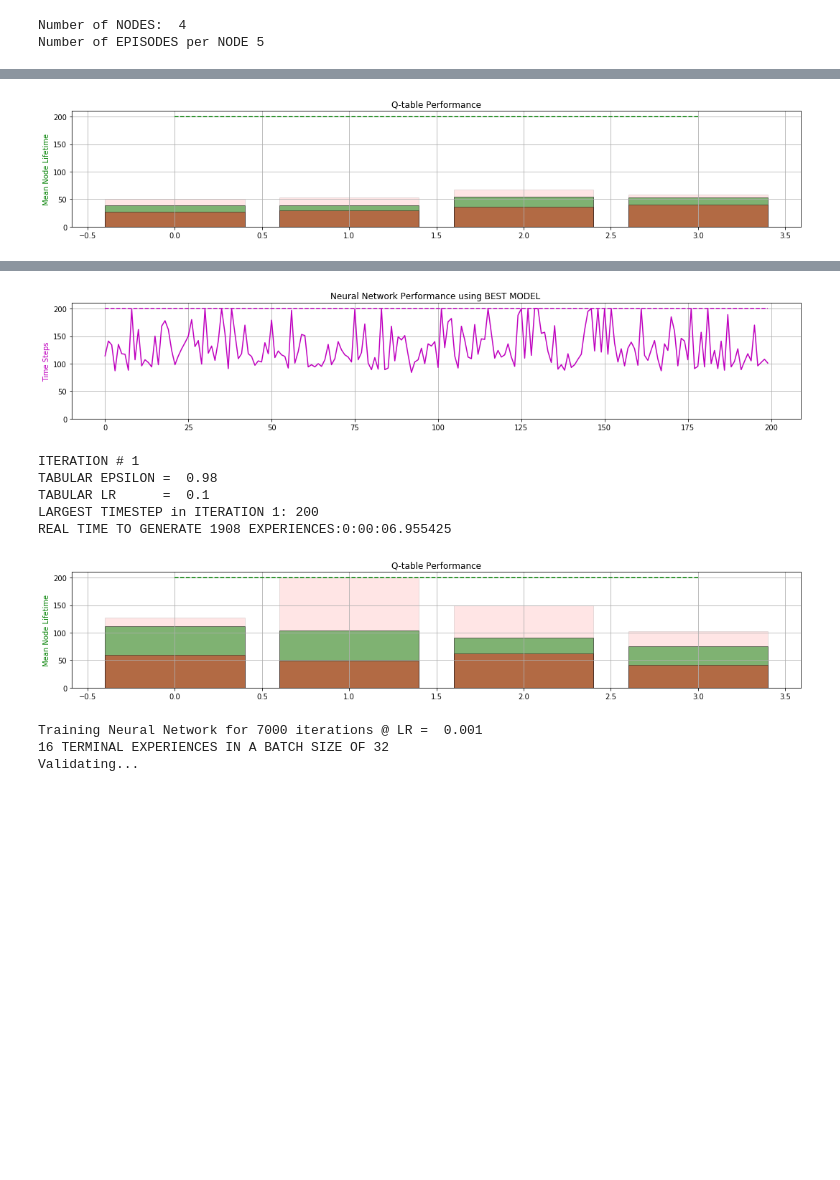
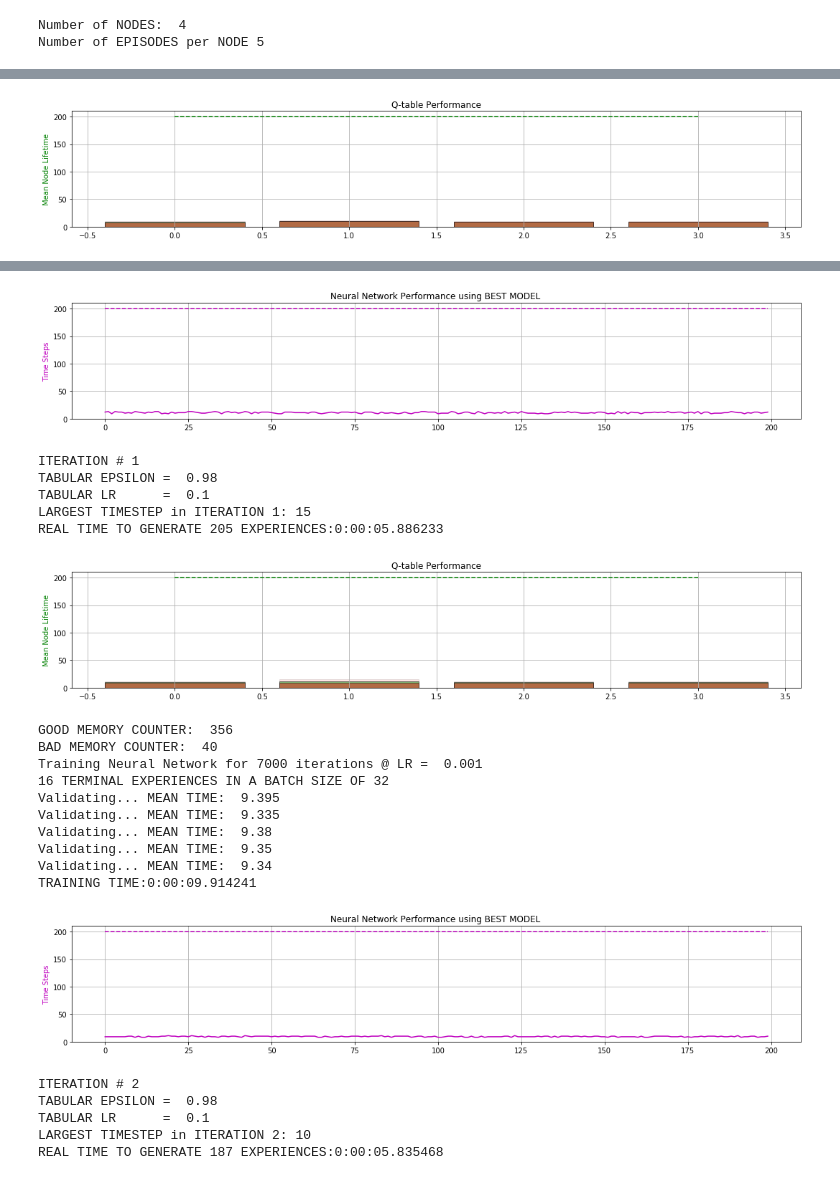
Before and after one commit to 5mali/eco_cartpole, a Jupyter notebook: Distributed/eco_cartpole_original.ipynb, the cells around one changed output, grey strips where cells are left out. Saved outputs shown, nothing was run; the diff lists cells and outputs as text; code cells hidden in the pictures; blank space fills up the shorter version.

```diff
--- a/Distributed/eco_cartpole_original.ipynb
+++ b/Distributed/eco_cartpole_original.ipynb
@@ -70,8 +70,22 @@ NN_LR               = 1e-3  # learning rate
 NN_GAMMA            = 0.9   # reward discount
 TARGET_REPLACE_ITER = 100   # target update frequency
 TERMINAL_BIAS       = 0.5   # no. of terminal memories in batch
-MIN_MEMORY_CAP      = 20000
+MIN_MEMORY_CAP      = 100000
 # %%
 MAX_NO_OF_ITERATIONS = 3
 MAX_NN_ITERATIONS    = 7000
+# %%
+class Net(nn.Module):
+    def __init__(self, ):
+        super(Net, self).__init__()
+        self.fc1 = nn.Linear(N_STATES, 50)
+        nn.init.kaiming_uniform_(self.fc1.weight)   # initialization
+        self.out = nn.Linear(50, N_ACTIONS)
+        nn.init.xavier_uniform_(self.out.weight)   # initialization
+
+    def forward(self, x):
+        x = self.fc1(x)
+        x = F.relu(x)
+        actions_value = self.out(x)
+        return actions_value
 # %%
@@ -295,7 +218,7 @@ def mp_node_run(node_id):
                                 GRANULARITY)
     ###############################################
 
-    my_dqn = DQN()
+    my_dqn = DDQN()
     my_dqn.eval_net.load_state_dict(torch.load(MODEL_FILENAME))
     my_dqn.eval_net.eval()
     my_Q_TABLE = my_dqn.get_qvals(state_combinations).reshape(GRANULARITY,GRANULARITY,GRANULARITY,GRANULARITY,-1)
@@ -411,10 +334,14 @@ while iteration < MAX_NO_OF_ITERATIONS:
 
     tic = datetime.now()
 
-    # Map aigym environment to each process
+    # MAP GYM ENVIRONMENT TO EACH PROCESS IN THE POOL
+    ##################################################################
     args = range(NO_OF_NODES)
     result = pool.map(mp_node_run, args)
+    ##################################################################
 
+    # GATHER RESULTS
+    ##################################################################
     node_time_rec = np.array([item[1] for item in result])
     node_exp = np.array([item[0] for item in result ])
     all_exp = np.array([item for each_node_exp in node_exp
@@ -426,6 +353,7 @@ while iteration < MAX_NO_OF_ITERATIONS:
 
     print("LARGEST TIMESTEP in ITERATION {:d}: {:d}".format(iteration, node_time_rec.max().astype(int)))
     print("REAL TIME TO GENERATE {:d} EXPERIENCES:{}".format(EXP_GEN, (datetime.now()-tic)))
+    ##################################################################
 
     # PLOT EXPERIENCES
     ##################################################################
@@ -453,16 +381,29 @@ while iteration < MAX_NO_OF_ITERATIONS:
         print("Problem SOLVED in iteration#", iteration)
         break
 
-    #segregate experiences
+    # SEGREGATE AND STORE EXPERIENCES
+    ##################################################################
     good_mem = all_exp[all_exp[:,5] == 1]
     bad_mem  = all_exp[all_exp[:,5]  < 1]
 
-    dqn.good_memory = good_mem
-    dqn.bad_memory = bad_mem
+
+    dqn.good_memory = np.insert(dqn.good_memory, 0, good_mem , 0)
+    dqn.good_memory_counter += good_mem.shape[0]
+
+    dqn.bad_memory  = np.insert(dqn.bad_memory, 0, bad_mem , 0)
+    dqn.bad_memory_counter += bad_mem.shape[0]
+
+    dqn.good_memory = dqn.good_memory[:MIN_MEMORY_CAP,:]
+    dqn.bad_memory = dqn.bad_memory[:MIN_MEMORY_CAP,:]
 
     NN_ITERATIONS = MAX_NN_ITERATIONS
 
-    #learn
+    print("GOOD MEMORY COUNTER: ", min(MIN_MEMORY_CAP, dqn.good_memory_counter))
+    print("BAD MEMORY COUNTER: ", min(MIN_MEMORY_CAP, dqn.bad_memory_counter))
+    ##################################################################
+
+    # LEARN
+    ##################################################################
     print("Training Neural Network for", NN_ITERATIONS, "iterations", "@ LR = ", NN_LR)
     print(int(BATCH_SIZE*TERMINAL_BIAS),"TERMINAL EXPERIENCES IN A BATCH SIZE OF",BATCH_SIZE)
     tic=datetime.now()
@@ -491,7 +432,10 @@ while iteration < MAX_NO_OF_ITERATIONS:
                 torch.save(dqn.eval_net.state_dict(), MODEL_FILENAME)
 
     print("TRAINING TIME:{}".format(datetime.now()-tic))
+    ##################################################################
 
+    # CHECK PERFORMANCE OF THE BEST MODEL
+    ##################################################################
     best_dqn = DDQN()
     best_dqn.eval_net.load_state_dict(torch.load(MODEL_FILENAME))
     best_dqn.eval_net.eval()
@@ -522,9 +466,8 @@ while iteration < MAX_NO_OF_ITERATIONS:
     fig.tight_layout()
     ax2.grid()
     plt.show()
-
+    ##################################################################
     iteration += 1
-
 pool.close()
 pool.join()
 # %% [output]
@@ -536 +479 @@ REAL TIME TO GENERATE 919 EXPERIENCES:0:00:06.733925
-[figure, old version]
+[figure, new version]
@@ -545,10 +490,23 @@ TRAINING TIME:0:00:33.063057
-[figure, old version]
+[figure, new version]
 ITERATION # 1
 TABULAR EPSILON =  0.98
 TABULAR LR      =  0.1
-LARGEST TIMESTEP in ITERATION 1: 200
-REAL TIME TO GENERATE 1908 EXPERIENCES:0:00:06.955425
+LARGEST TIMESTEP in ITERATION 1: 15
+REAL TIME TO GENERATE 205 EXPERIENCES:0:00:05.886233
-[figure, old version]
+[figure, new version]
+GOOD MEMORY COUNTER:  356
+BAD MEMORY COUNTER:  40
 Training Neural Network for 7000 iterations @ LR =  0.001
 16 TERMINAL EXPERIENCES IN A BATCH SIZE OF 32
-Validating...
+Validating... MEAN TIME:  9.395
+Validating... MEAN TIME:  9.335
+Validating... MEAN TIME:  9.38
+Validating... MEAN TIME:  9.35
+Validating... MEAN TIME:  9.34
+TRAINING TIME:0:00:09.914241
+[figure, added]
+ITERATION # 2
+TABULAR EPSILON =  0.98
+TABULAR LR      =  0.1
+LARGEST TIMESTEP in ITERATION 2: 10
+REAL TIME TO GENERATE 187 EXPERIENCES:0:00:05.835468
```
Also changed, not shown: parts of 5 cells of this notebook, 10 other files.
